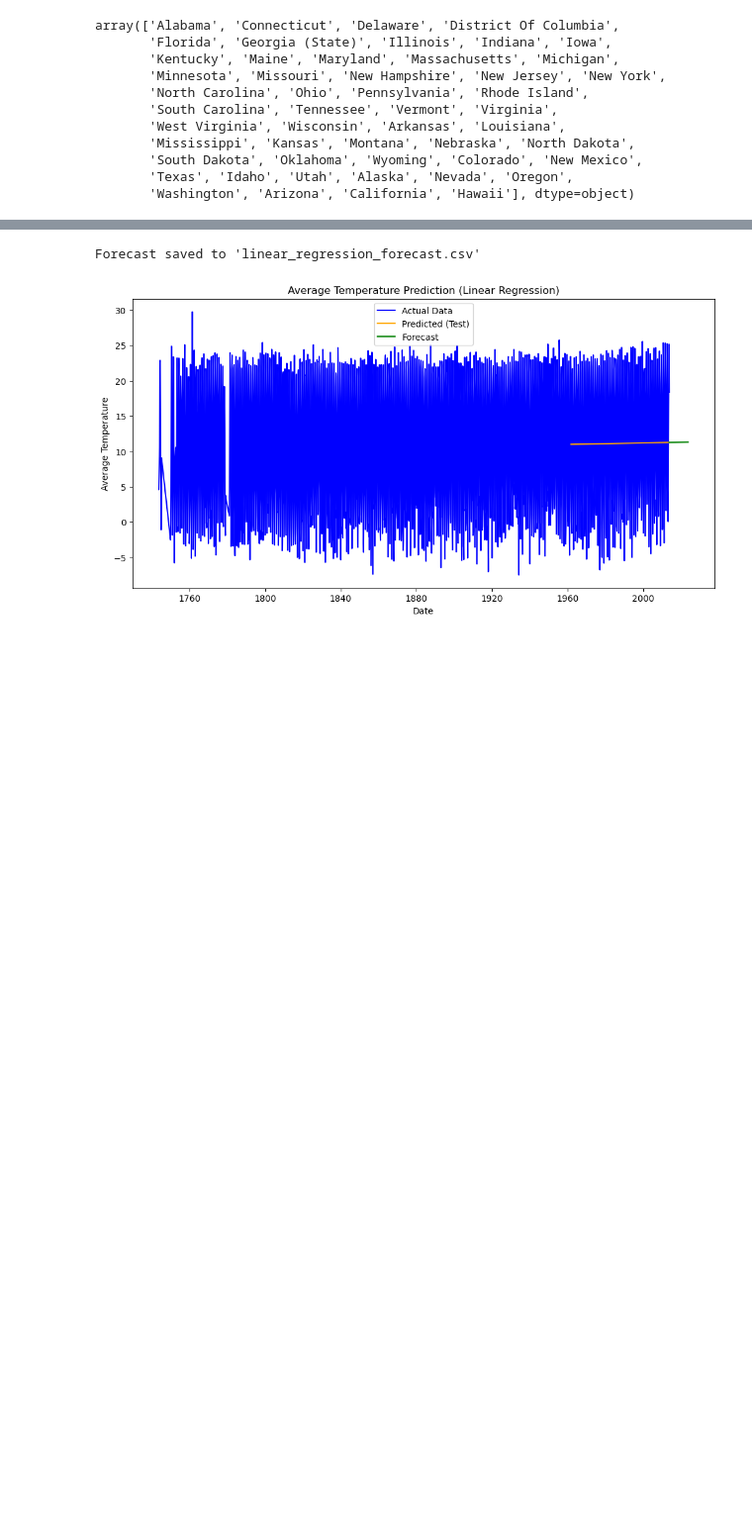
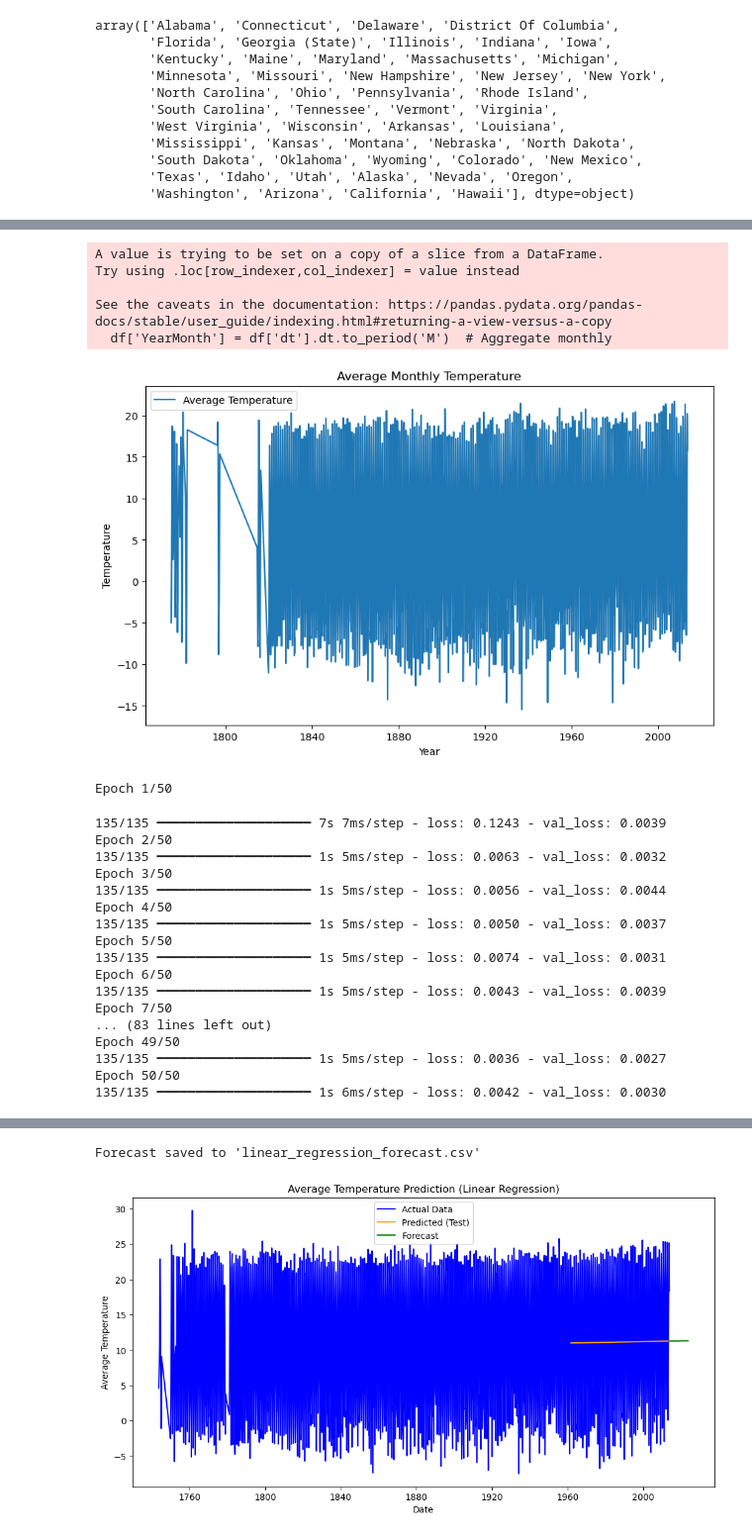
Before and after one commit to palism1/climate-view, a Jupyter notebook: SWE.ipynb, the cells around one changed output, grey strips where cells are left out. Shown at 99% size. Cells and saved outputs as stored; diff of their text form; code cells hidden in the pictures; blank space fills up the shorter version.

```diff
--- a/SWE.ipynb
+++ b/SWE.ipynb
@@ -223,0 +136,3 @@ def model_lr(state):
+# %%
+df_state = df_united_states[df_united_states["country"] == "Wyoming"]
+df_state.head()
@@ -223,0 +235,27 @@ def model_lr(state):
+# %%
+prediction_model(df_state)
+# %% [output]
+A value is trying to be set on a copy of a slice from a DataFrame.
+Try using .loc[row_indexer,col_indexer] = value instead
+
+See the caveats in the documentation: https://pandas.pydata.org/pandas-docs/stable/user_guide/indexing.html#returning-a-view-versus-a-copy
+  df['YearMonth'] = df['dt'].dt.to_period('M')  # Aggregate monthly
+[figure, added]
+Epoch 1/50
+135/135 ━━━━━━━━━━━━━━━━━━━━ 7s 7ms/step - loss: 0.1243 - val_loss: 0.0039
+Epoch 2/50
+135/135 ━━━━━━━━━━━━━━━━━━━━ 1s 5ms/step - loss: 0.0063 - val_loss: 0.0032
+Epoch 3/50
+135/135 ━━━━━━━━━━━━━━━━━━━━ 1s 5ms/step - loss: 0.0056 - val_loss: 0.0044
+Epoch 4/50
+135/135 ━━━━━━━━━━━━━━━━━━━━ 1s 5ms/step - loss: 0.0050 - val_loss: 0.0037
+Epoch 5/50
+135/135 ━━━━━━━━━━━━━━━━━━━━ 1s 5ms/step - loss: 0.0074 - val_loss: 0.0031
+Epoch 6/50
+135/135 ━━━━━━━━━━━━━━━━━━━━ 1s 5ms/step - loss: 0.0043 - val_loss: 0.0039
+Epoch 7/50
+... (83 lines left out)
+Epoch 49/50
+135/135 ━━━━━━━━━━━━━━━━━━━━ 1s 5ms/step - loss: 0.0036 - val_loss: 0.0027
+Epoch 50/50
+135/135 ━━━━━━━━━━━━━━━━━━━━ 1s 6ms/step - loss: 0.0042 - val_loss: 0.0030
```
Also changed, not shown: parts of 18 cells of this notebook.
